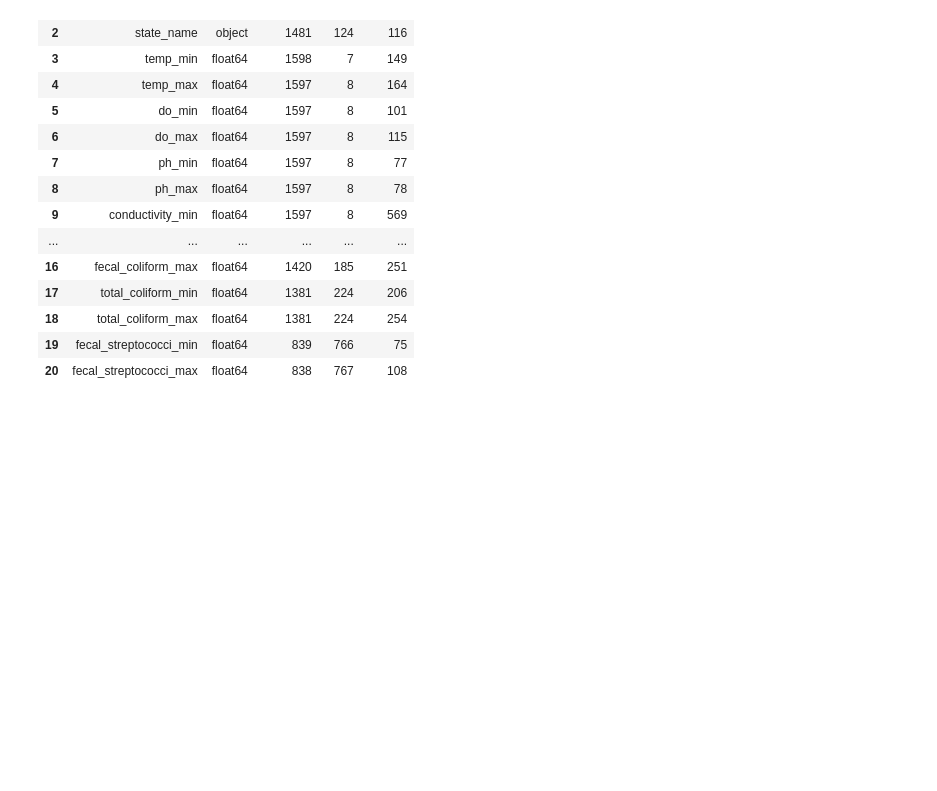
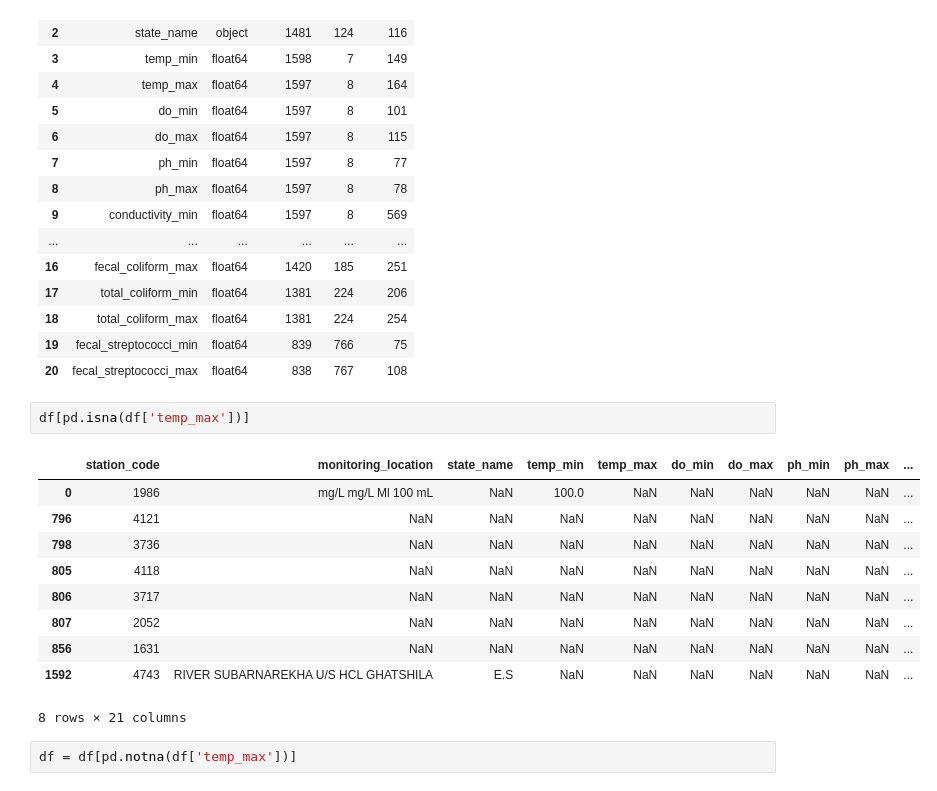
Before and after one commit to Girijaray07/Datasets, a Jupyter notebook: ganga-clean.ipynb, the cells around one changed output. Drawn from its saved outputs; the diff is of its cells as text; blank space fills up the shorter version.

```diff
--- a/ganga-clean.ipynb
+++ b/ganga-clean.ipynb
@@ -97,3 +107,18 @@ schema_report
 | 18 | total_coliform_max | float64 | 1381 | 224 | 254 |
 | 19 | fecal_streptococci_min | float64 | 839 | 766 | 75 |
 | 20 | fecal_streptococci_max | float64 | 838 | 767 | 108 |
+# %%
+df[pd.isna(df['temp_max'])]
+# %% [output]
+|  | station_code | monitoring_location | state_name | temp_min | temp_max | do_min | do_max | ph_min | ph_max | ... |
+| 0 | 1986 | mg/L mg/L Ml 100 mL | NaN | 100.0 | NaN | NaN | NaN | NaN | NaN | ... |
+| 796 | 4121 | NaN | NaN | NaN | NaN | NaN | NaN | NaN | NaN | ... |
+| 798 | 3736 | NaN | NaN | NaN | NaN | NaN | NaN | NaN | NaN | ... |
+| 805 | 4118 | NaN | NaN | NaN | NaN | NaN | NaN | NaN | NaN | ... |
+| 806 | 3717 | NaN | NaN | NaN | NaN | NaN | NaN | NaN | NaN | ... |
+| 807 | 2052 | NaN | NaN | NaN | NaN | NaN | NaN | NaN | NaN | ... |
+| 856 | 1631 | NaN | NaN | NaN | NaN | NaN | NaN | NaN | NaN | ... |
+| 1592 | 4743 | RIVER SUBARNAREKHA U/S HCL GHATSHILA | E.S | NaN | NaN | NaN | NaN | NaN | NaN | ... |
+8 rows × 21 columns
+# %%
+df = df[pd.notna(df['temp_max'])]
```
Also changed, not shown: parts of 11 cells of this notebook.
